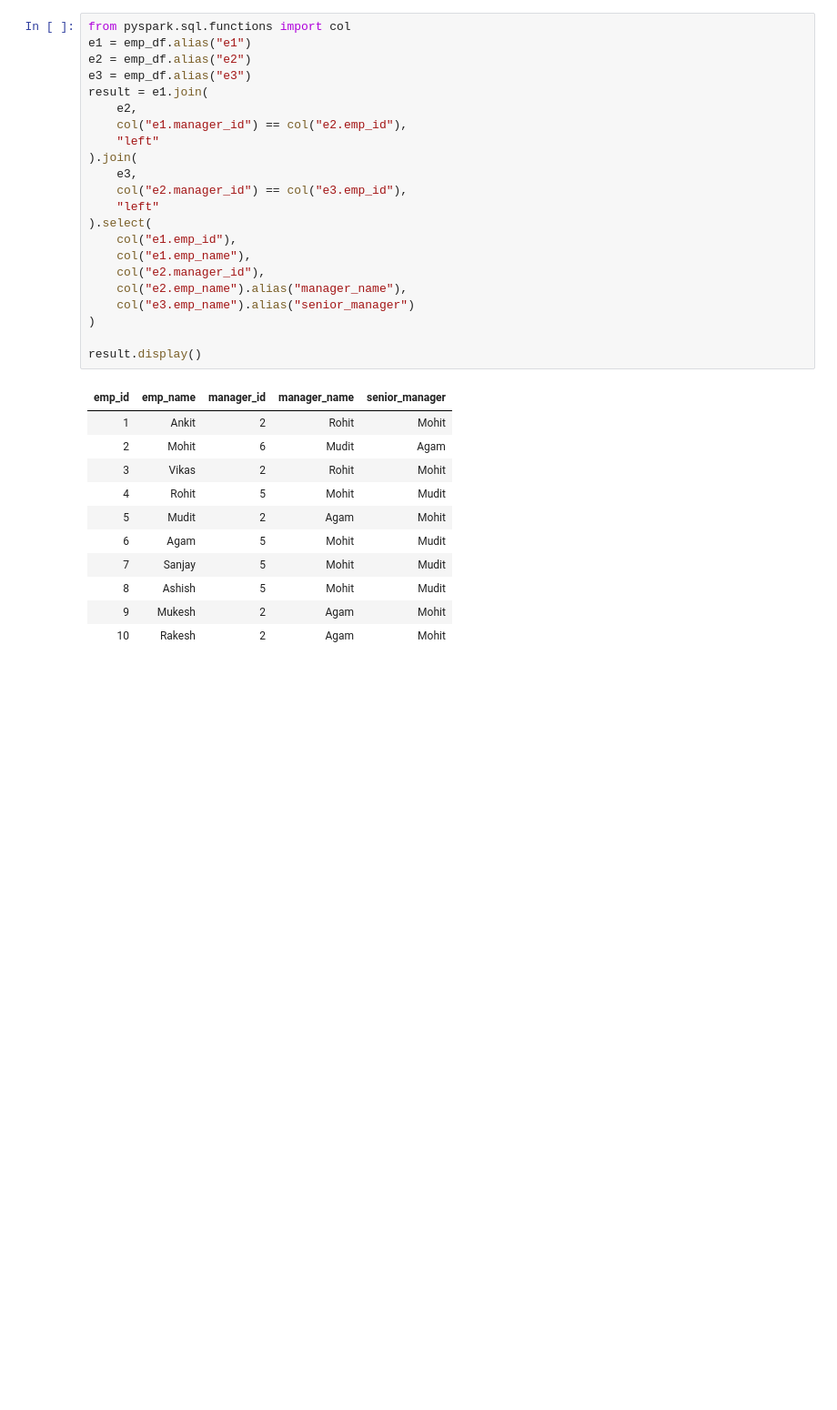
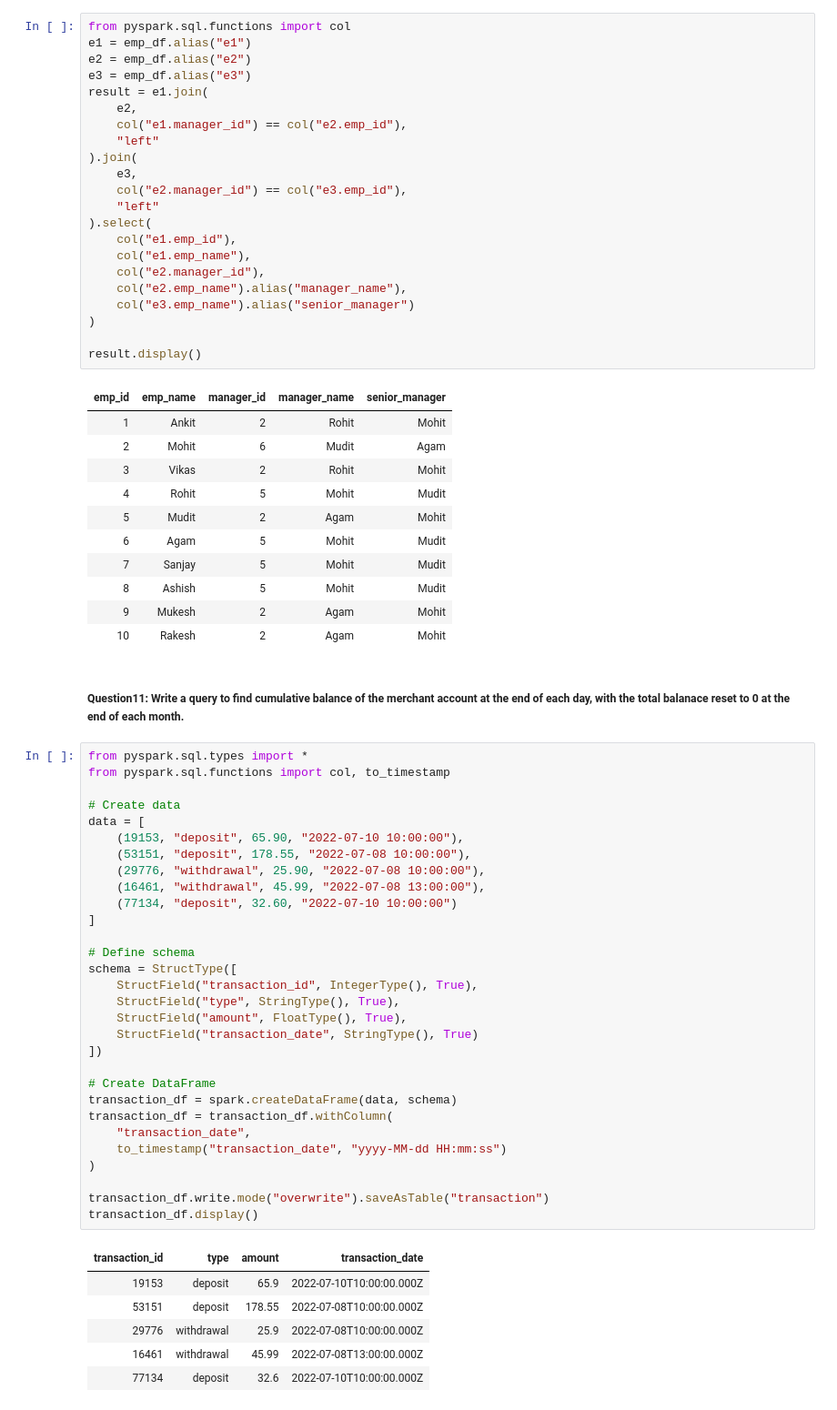
Before and after one commit to Rupam-1/SQL-Pyspark-practise_youtube, a Jupyter notebook: 05. PYSPARK - Part3.ipynb, the cells around one changed output. Shown at 91% size. Saved outputs shown, nothing was run; the diff lists cells and outputs as text; blank space fills up the shorter version.

```diff
--- a/05. PYSPARK - Part3.ipynb
+++ b/05. PYSPARK - Part3.ipynb
@@ -606,3 +606,42 @@ result.display()
 | 8 | Ashish | 5 | Mohit | Mudit |
 | 9 | Mukesh | 2 | Agam | Mohit |
 | 10 | Rakesh | 2 | Agam | Mohit |
+# %% [markdown]
+##### Question11: Write a query to find cumulative balance of the merchant account at the end of each day, with the total balanace reset to 0 at the end of each month.
+# %%
+from pyspark.sql.types import *
+from pyspark.sql.functions import col, to_timestamp
+
+# Create data
+data = [
+    (19153, "deposit", 65.90, "2022-07-10 10:00:00"),
+    (53151, "deposit", 178.55, "2022-07-08 10:00:00"),
+    (29776, "withdrawal", 25.90, "2022-07-08 10:00:00"),
+    (16461, "withdrawal", 45.99, "2022-07-08 13:00:00"),
+    (77134, "deposit", 32.60, "2022-07-10 10:00:00")
+]
+
+# Define schema
+schema = StructType([
+    StructField("transaction_id", IntegerType(), True),
+    StructField("type", StringType(), True),
+    StructField("amount", FloatType(), True),
+    StructField("transaction_date", StringType(), True)
+])
+
+# Create DataFrame
+transaction_df = spark.createDataFrame(data, schema)
+transaction_df = transaction_df.withColumn(
+    "transaction_date",
+    to_timestamp("transaction_date", "yyyy-MM-dd HH:mm:ss")
+)
+
+transaction_df.write.mode("overwrite").saveAsTable("transaction")
+transaction_df.display()
+# %% [output]
+| transaction_id | type | amount | transaction_date |
+| 19153 | deposit | 65.9 | 2022-07-10T10:00:00.000Z |
+| 53151 | deposit | 178.55 | 2022-07-08T10:00:00.000Z |
+| 29776 | withdrawal | 25.9 | 2022-07-08T10:00:00.000Z |
+| 16461 | withdrawal | 45.99 | 2022-07-08T13:00:00.000Z |
+| 77134 | deposit | 32.6 | 2022-07-10T10:00:00.000Z |
```
Also changed, not shown: parts of 1 cell of this notebook, 1 other file.
